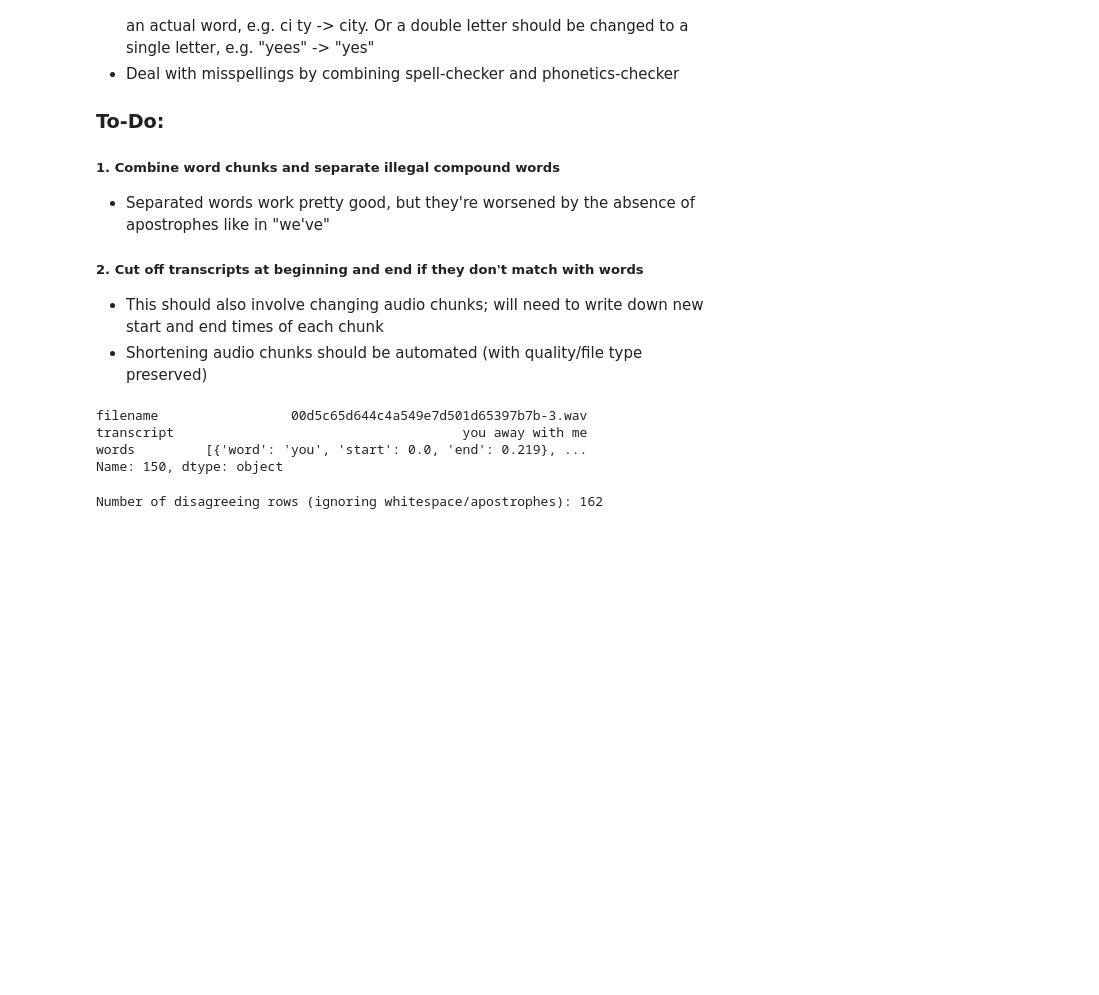
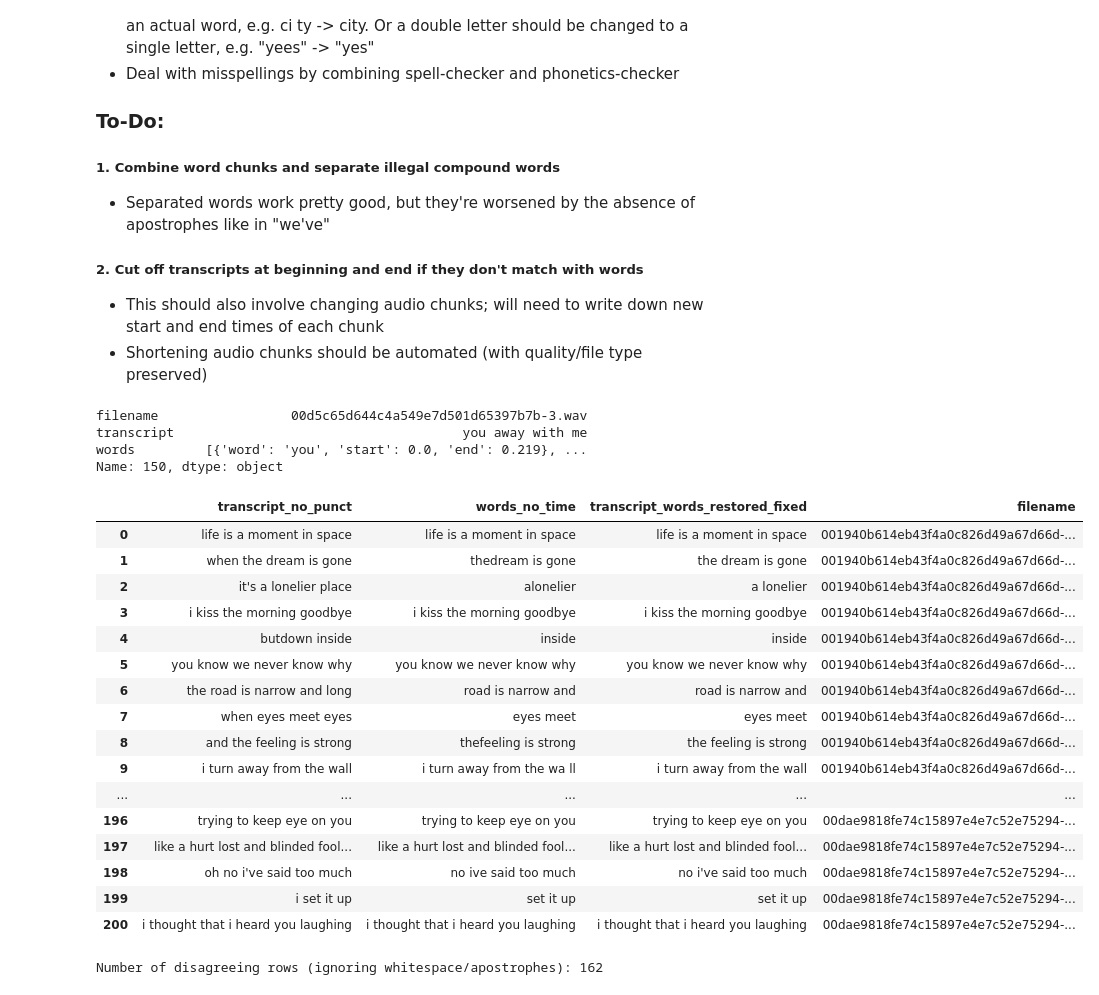
Before and after one commit to dclark202/auto-censoring, a Jupyter notebook: notebooks/line-dataset-normalizer/line-dataset-normalizer.ipynb, the cells around one changed output. Saved outputs shown, nothing was run; the diff lists cells and outputs as text; code cells hidden in the pictures; blank space fills up the shorter version.

```diff
--- a/notebooks/line-dataset-normalizer/line-dataset-normalizer.ipynb
+++ b/notebooks/line-dataset-normalizer/line-dataset-normalizer.ipynb
@@ -218,3 +301,46 @@ df['transcript_words_restored'] = df.apply(restore_from_reference_row, axis=1)
+# %%
+pd.set_option('display.max_colwidth', None)
+pd.set_option("display.max_rows", None)
+pd.set_option("display.width", 0)
+def fix_transcript_list(transcript):
+    transcript_list = transcript.split(" ")
+    split_transcript_list = []
+
+    for word in transcript_list:
+        if not is_dictionary_word(word):
+            if not is_name(word):
+                split_attempt = split_and_check(word)
+                if split_attempt is False:
+                    split_transcript_list.append(word)
+                else:
+                    split_transcript_list.extend(split_attempt)
+            else:
+                split_transcript_list.append(word)
+        else:
+            split_transcript_list.append(word)
+
+    return ' '.join(split_transcript_list)
+
+df.loc[:200, 'transcript_words_restored_fixed'] = df.loc[:200, 'transcript_words_restored'].apply(fix_transcript_list)
+df.loc[:200,['transcript_no_punct','words_no_time','transcript_words_restored_fixed','filename']]
+# %% [output]
+|  | transcript_no_punct | words_no_time | transcript_words_restored_fixed | filename |
+| 0 | life is a moment in space | life is a moment in space | life is a moment in space | 001940b614eb43f4a0c826d49a67d66d-... |
+| 1 | when the dream is gone | thedream is gone | the dream is gone | 001940b614eb43f4a0c826d49a67d66d-... |
+| 2 | it's a lonelier place | alonelier | a lonelier | 001940b614eb43f4a0c826d49a67d66d-... |
+| 3 | i kiss the morning goodbye | i kiss the morning goodbye | i kiss the morning goodbye | 001940b614eb43f4a0c826d49a67d66d-... |
+| 4 | butdown inside | inside | inside | 001940b614eb43f4a0c826d49a67d66d-... |
+| 5 | you know we never know why | you know we never know why | you know we never know why | 001940b614eb43f4a0c826d49a67d66d-... |
+| 6 | the road is narrow and long | road is narrow and | road is narrow and | 001940b614eb43f4a0c826d49a67d66d-... |
+| 7 | when eyes meet eyes | eyes meet | eyes meet | 001940b614eb43f4a0c826d49a67d66d-... |
+| 8 | and the feeling is strong | thefeeling is strong | the feeling is strong | 001940b614eb43f4a0c826d49a67d66d-... |
+| 9 | i turn away from the wall | i turn away from the wa ll | i turn away from the wall | 001940b614eb43f4a0c826d49a67d66d-... |
+| ... | ... | ... | ... | ... |
+| 196 | trying to keep eye on you | trying to keep eye on you | trying to keep eye on you | 00dae9818fe74c15897e4e7c52e75294-... |
+| 197 | like a hurt lost and blinded fool... | like a hurt lost and blinded fool... | like a hurt lost and blinded fool... | 00dae9818fe74c15897e4e7c52e75294-... |
+| 198 | oh no i've said too much | no ive said too much | no i've said too much | 00dae9818fe74c15897e4e7c52e75294-... |
+| 199 | i set it up | set it up | set it up | 00dae9818fe74c15897e4e7c52e75294-... |
+| 200 | i thought that i heard you laughing | i thought that i heard you laughing | i thought that i heard you laughing | 00dae9818fe74c15897e4e7c52e75294-... |
 # %%
 def check_non_whitespace_apostrophe_match(row):
     a = re.sub(r"[ '\t\n\r\f\v]", "", row['words_no_time'])
```
Also changed, not shown: parts of 3 cells of this notebook.
